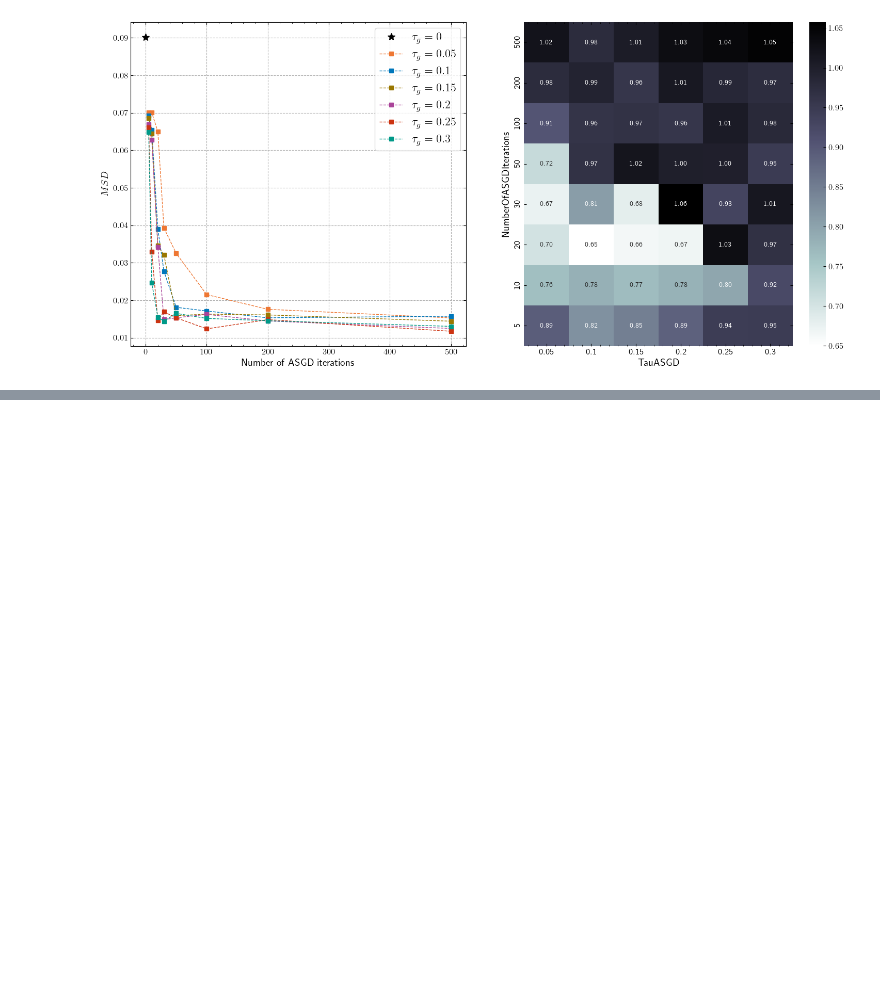
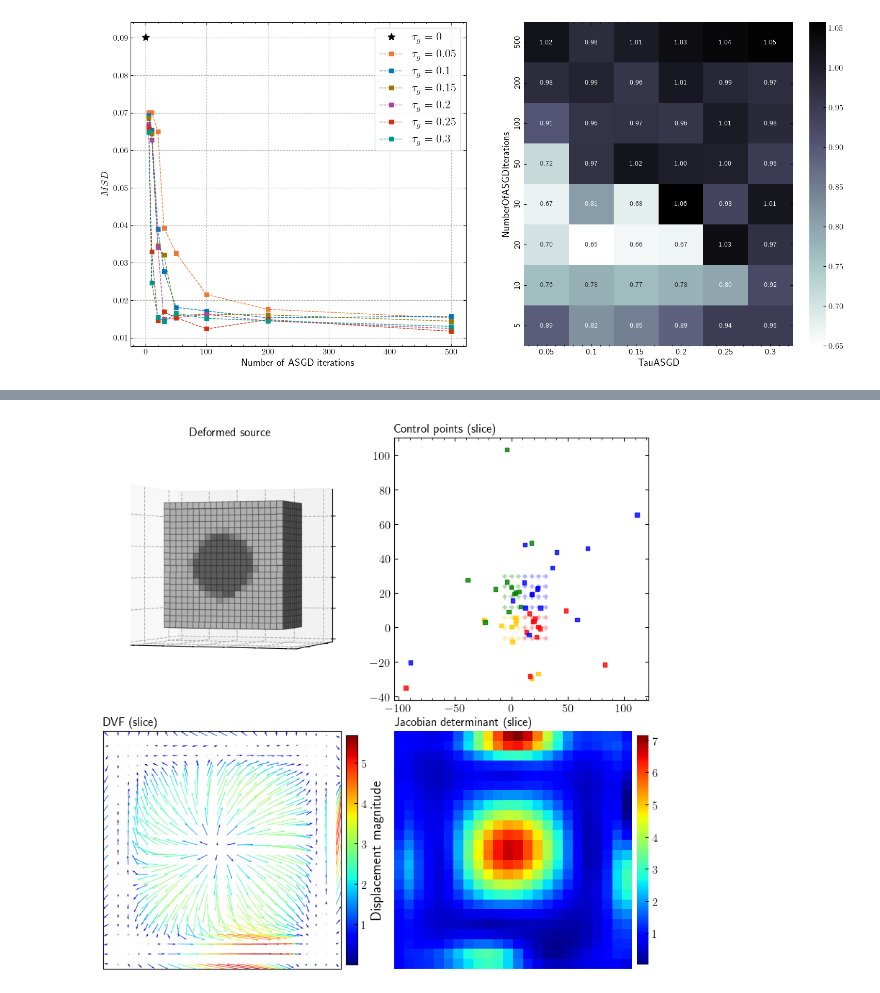
Before and after one commit to joasiee/elastix, a Jupyter notebook: experiments/notebooks/experiments/hybrid.ipynb, the cells around one changed output, grey strips where cells are left out. Cells and saved outputs as stored; diff of their text form; code cells hidden in the pictures; blank space fills up the shorter version.

```diff
--- a/experiments/notebooks/experiments/hybrid.ipynb
+++ b/experiments/notebooks/experiments/hybrid.ipynb
@@ -94,0 +149,4 @@ baseline_runs[0][0].id
+# %%
+plot_run_result(baseline_run, clim_dvf=clim_dvf, clim_jac=clim_jac)
+plt.savefig("baseline_run.pdf")
+# %% [output]
@@ -94,0 +154 @@ baseline_runs[0][0].id
+[figure, added]
```
Also changed, not shown: parts of 13 cells of this notebook, 6 other files.
